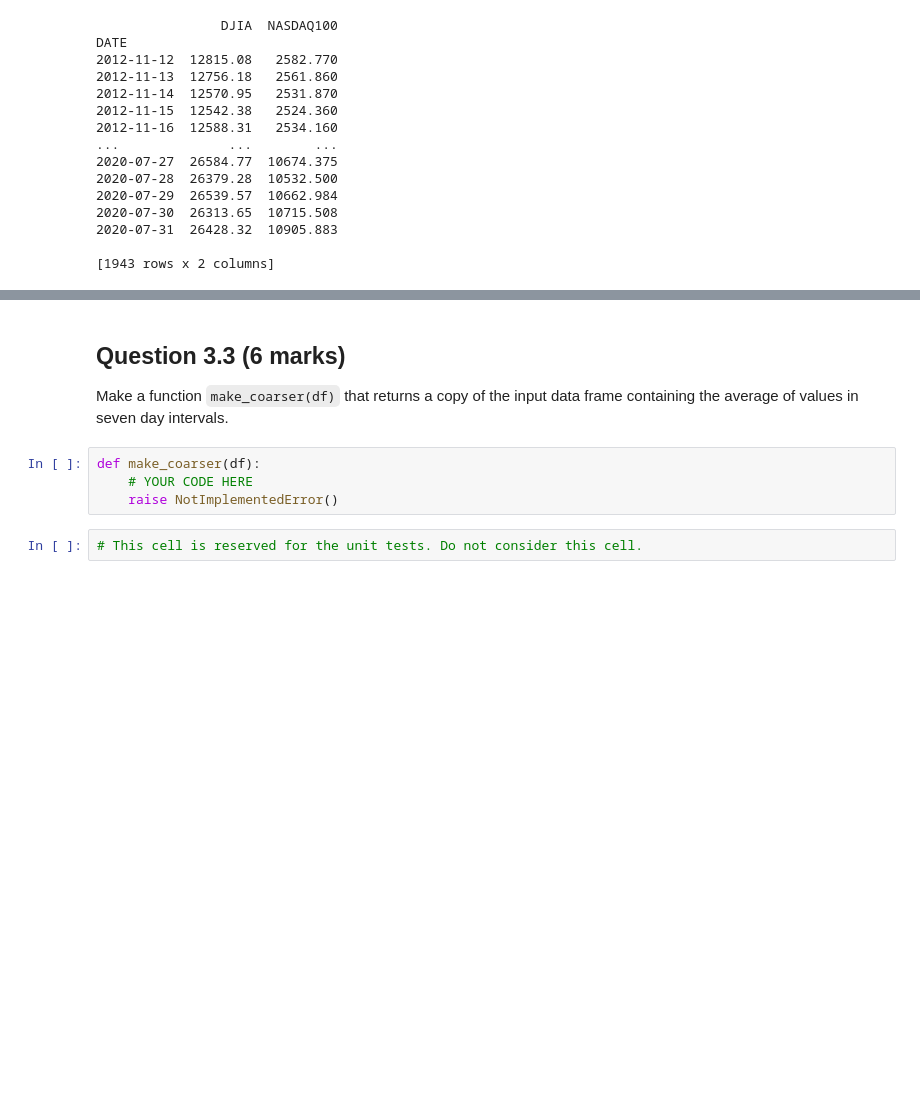
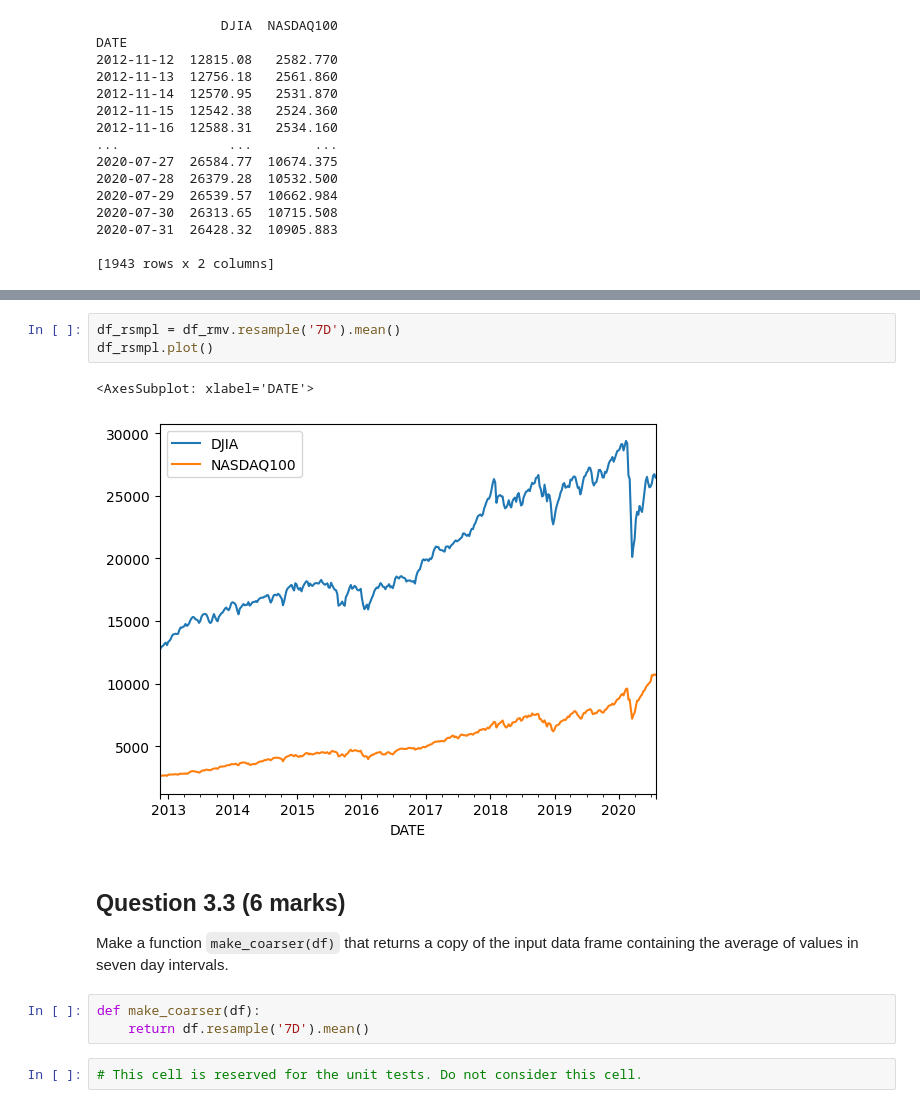
Before and after one commit to katoxiv/Fundamentals_of_Data_Science, a Jupyter notebook: ecmm444_ca1/ca1_trials.ipynb, the cells around one changed output, grey strips where cells are left out. Saved outputs shown, nothing was run; the diff lists cells and outputs as text; blank space fills up the shorter version.

Commit message:
need to smooth coarse time series

```diff
--- a/ecmm444_ca1/ca1_trials.ipynb
+++ b/ecmm444_ca1/ca1_trials.ipynb
@@ -665,10 +695,15 @@ DATE
+# %%
+df_rsmpl = df_rmv.resample('7D').mean()
+df_rsmpl.plot()
+# %% [output]
+<AxesSubplot: xlabel='DATE'>
+[figure, added]
 # %% [markdown]
 ## Question 3.3 (6 marks)
 
 Make a function `make_coarser(df)` that returns a copy of the input data frame containing the average of values in seven day intervals.
-# %%
-def make_coarser(df):
-    # YOUR CODE HERE
-    raise NotImplementedError()
+# %%
+def make_coarser(df):
+    return df.resample('7D').mean()
 # %%
 # This cell is reserved for the unit tests. Do not consider this cell.
```
Also changed, not shown: parts of 8 cells of this notebook.
